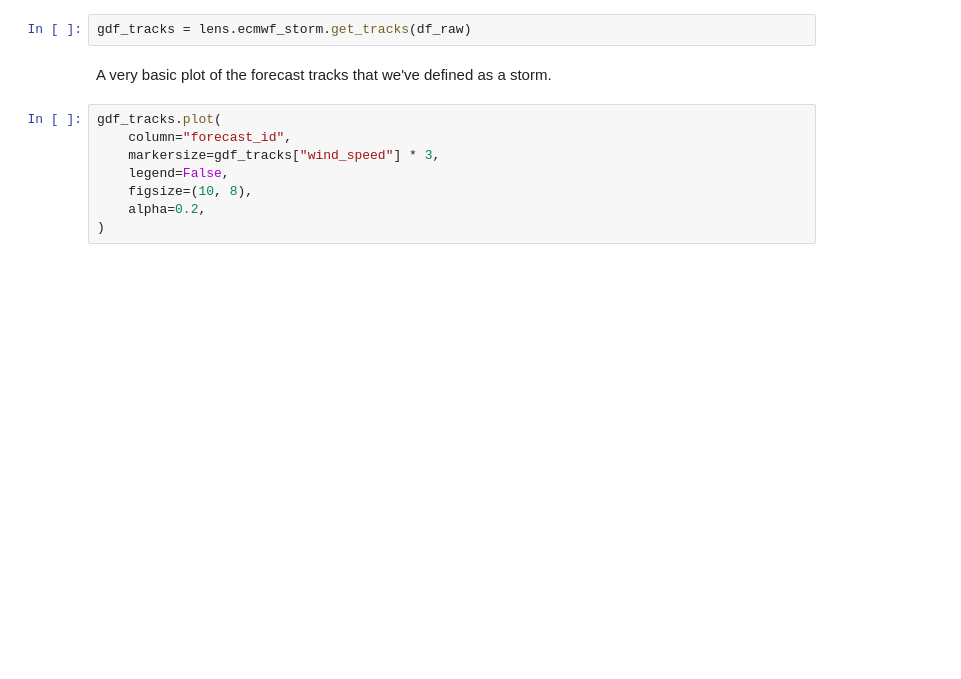
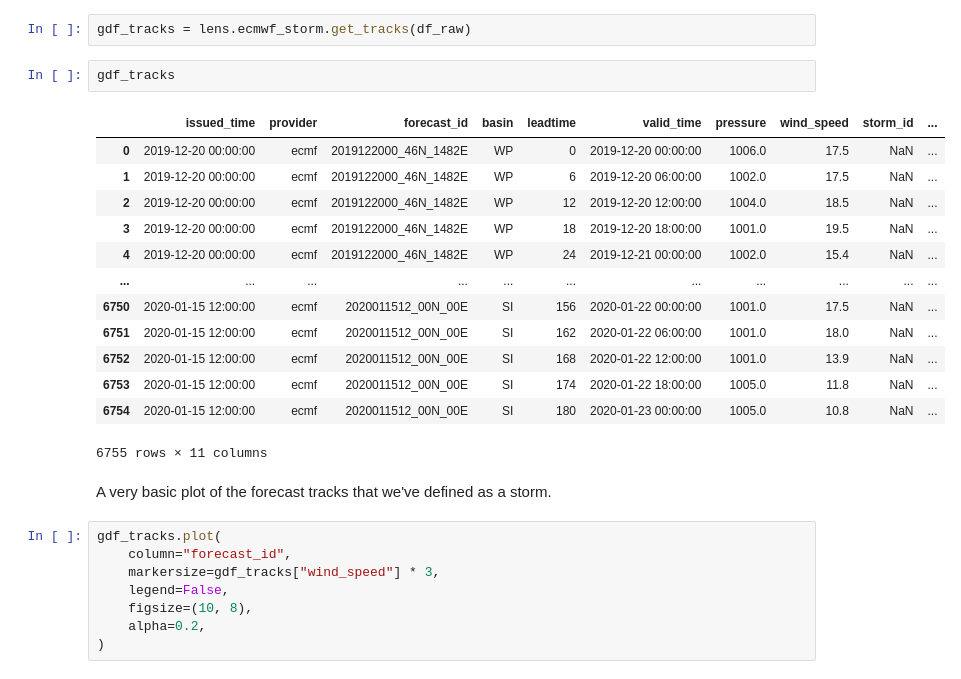
Before and after one commit to OCHA-DAP/ocha-lens, a Jupyter notebook: examples/ecmwf_storm.ipynb, the cells around one changed output. Saved outputs shown, nothing was run; the diff lists cells and outputs as text; blank space fills up the shorter version.

```diff
--- a/examples/ecmwf_storm.ipynb
+++ b/examples/ecmwf_storm.ipynb
@@ -20,5 +65,21 @@ df_storms = lens.ecmwf_storm.get_storms(df_raw)
 # %%
 gdf_tracks = lens.ecmwf_storm.get_tracks(df_raw)
+# %%
+gdf_tracks
+# %% [output]
+|  | issued_time | provider | forecast_id | basin | leadtime | valid_time | pressure | wind_speed | storm_id | ... |
+| 0 | 2019-12-20 00:00:00 | ecmf | 2019122000_46N_1482E | WP | 0 | 2019-12-20 00:00:00 | 1006.0 | 17.5 | NaN | ... |
+| 1 | 2019-12-20 00:00:00 | ecmf | 2019122000_46N_1482E | WP | 6 | 2019-12-20 06:00:00 | 1002.0 | 17.5 | NaN | ... |
+| 2 | 2019-12-20 00:00:00 | ecmf | 2019122000_46N_1482E | WP | 12 | 2019-12-20 12:00:00 | 1004.0 | 18.5 | NaN | ... |
+| 3 | 2019-12-20 00:00:00 | ecmf | 2019122000_46N_1482E | WP | 18 | 2019-12-20 18:00:00 | 1001.0 | 19.5 | NaN | ... |
+| 4 | 2019-12-20 00:00:00 | ecmf | 2019122000_46N_1482E | WP | 24 | 2019-12-21 00:00:00 | 1002.0 | 15.4 | NaN | ... |
+| ... | ... | ... | ... | ... | ... | ... | ... | ... | ... | ... |
+| 6750 | 2020-01-15 12:00:00 | ecmf | 2020011512_00N_00E | SI | 156 | 2020-01-22 00:00:00 | 1001.0 | 17.5 | NaN | ... |
+| 6751 | 2020-01-15 12:00:00 | ecmf | 2020011512_00N_00E | SI | 162 | 2020-01-22 06:00:00 | 1001.0 | 18.0 | NaN | ... |
+| 6752 | 2020-01-15 12:00:00 | ecmf | 2020011512_00N_00E | SI | 168 | 2020-01-22 12:00:00 | 1001.0 | 13.9 | NaN | ... |
+| 6753 | 2020-01-15 12:00:00 | ecmf | 2020011512_00N_00E | SI | 174 | 2020-01-22 18:00:00 | 1005.0 | 11.8 | NaN | ... |
+| 6754 | 2020-01-15 12:00:00 | ecmf | 2020011512_00N_00E | SI | 180 | 2020-01-23 00:00:00 | 1005.0 | 10.8 | NaN | ... |
+6755 rows × 11 columns
 # %% [markdown]
 A very basic plot of the forecast tracks that we've defined as a storm.
 # %%
```
Also changed, not shown: parts of 10 cells of this notebook, 1 other file.
